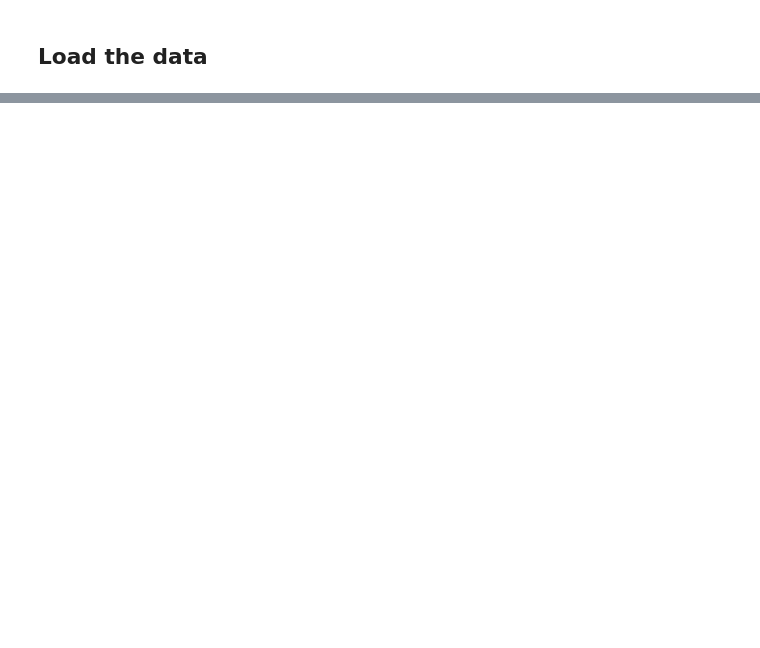
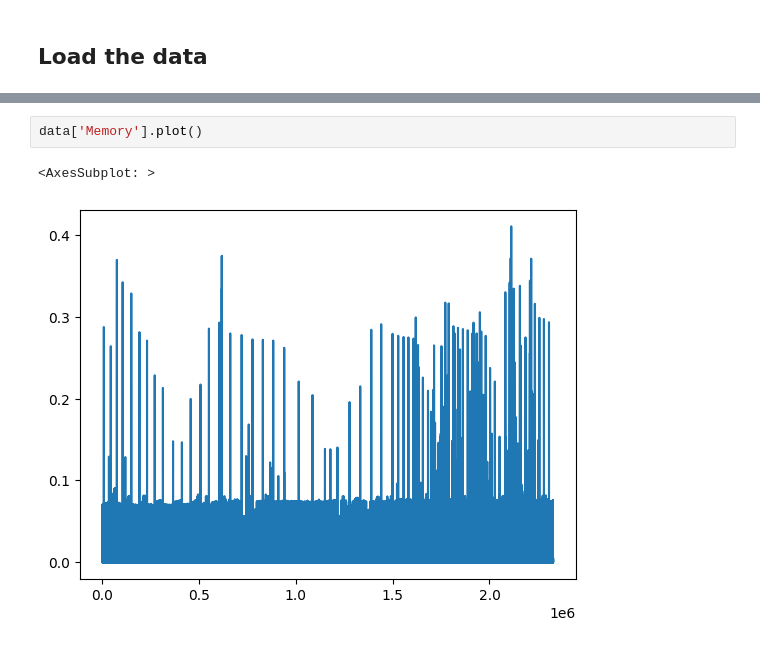
Before and after one commit to MaviVestini/DataCenters, a Jupyter notebook: Challenge2.ipynb, the cells around one changed output, grey strips where cells are left out. Saved outputs shown, nothing was run; the diff lists cells and outputs as text; blank space fills up the shorter version.

```diff
--- a/Challenge2.ipynb
+++ b/Challenge2.ipynb
@@ -25,0 +53,5 @@ display(data)
+# %%
+data['Memory'].plot()
+# %% [output]
+<AxesSubplot: >
+[figure, added]
```
Also changed, not shown: parts of 14 cells of this notebook.
